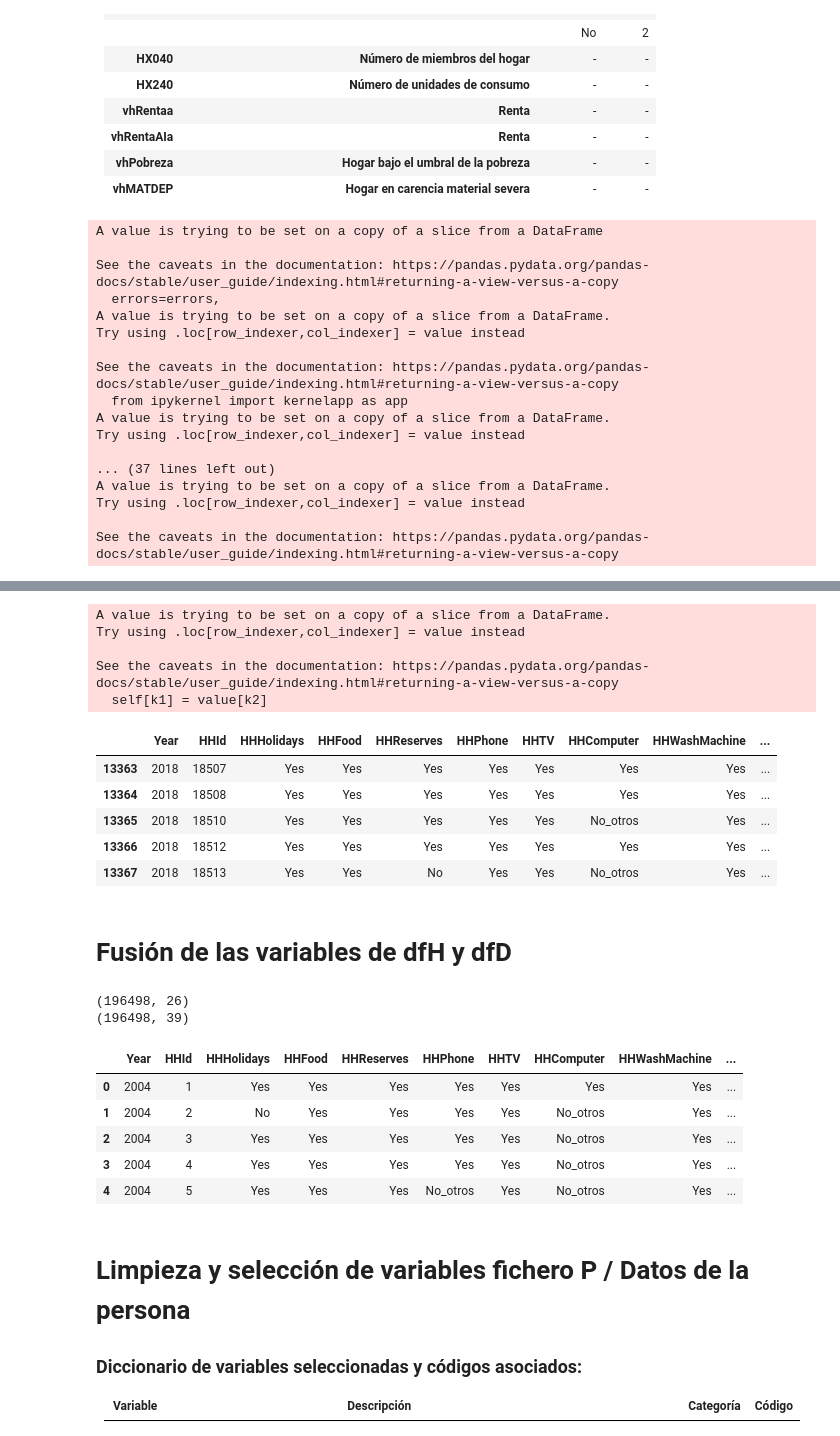
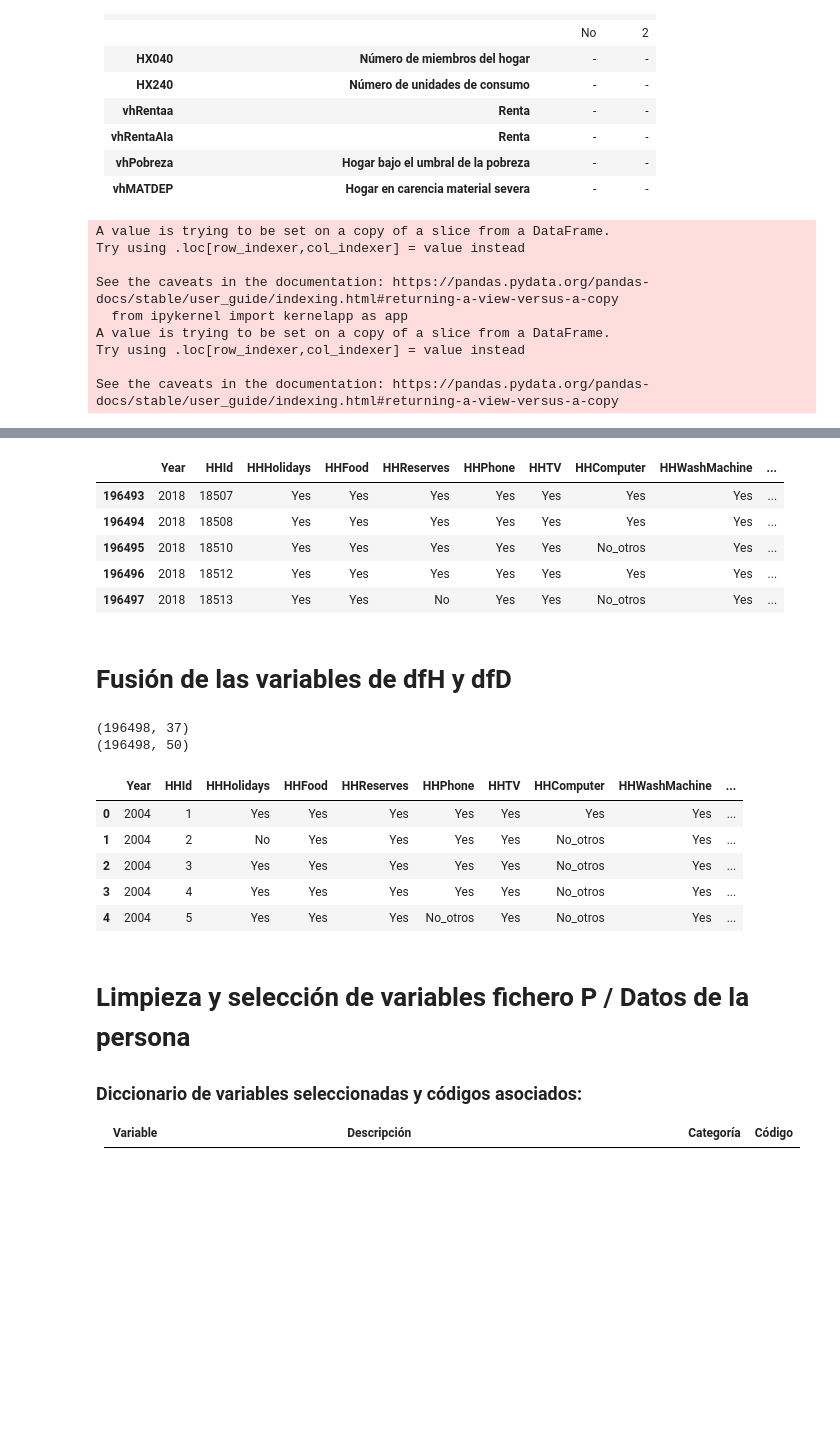
Before and after one commit to mariaferrol1988/TFM_MasterDataSciences, a Jupyter notebook: Notebooks/data_preparation.ipynb, the cells around one changed output, grey strips where cells are left out. Saved outputs shown, nothing was run; the diff lists cells and outputs as text; code cells hidden in the pictures; blank space fills up the shorter version.

Commit message:
Renta normalizada por año

```diff
--- a/Notebooks/data_preparation.ipynb
+++ b/Notebooks/data_preparation.ipynb
@@ -242,14 +242,38 @@ def to_numeric(x):
 # Aplicación de la función to_numeric a renta y dificultad para llegar a fin de mes
 df_H1['vhRentaa'] = df_H1['vhRentaa'].apply(to_numeric)
 
-df_H1['vhRentaa_zscore1'] = (df_H1['vhRentaa'] - df_H1['vhRentaa'].mean()) / df_H1['vhRentaa'].std()
+renta = (df_H1.groupby('Year')['vhRentaa'].agg(['mean','std']).reset_index()).rename(columns = {'mean':'Media_renta',
+                                                                                                   'std':'Std_renta'})
+df_H1 = df_H1.merge(renta)
+df_H1['vhRentaa_zscore'] = (df_H1['vhRentaa'] - df_H1['Media_renta']) / df_H1['Std_renta']
 
+# Renta person
 df_H1['vhRentaa_xperson'] = df_H1['vhRentaa'] / df_H1['HHConsUnits']
 
-df_H1['vhRentaa_xperson_zscore1'] = (df_H1['vhRentaa_xperson'] - df_H1['vhRentaa_xperson'].mean()) \
-                                    / df_H1['vhRentaa_xperson'].std()
+renta_unidadescons = (df_H1.groupby('Year')['vhRentaa_xperson'].agg(['mean','std']).reset_index()).rename(columns = {'mean':'Media_renta_ucons',
+                                                                                                   'std':'Std_renta_ucons'})
+df_H1 = df_H1.merge(renta_unidadescons)
+
+df_H1['vhRentaa_uncons_zscore'] = (df_H1['vhRentaa_xperson'] - df_H1['Media_renta_ucons']) / df_H1['Std_renta_ucons']
+
+# Renta2 person
 
 df_H1['vhRentaAIa'] = df_H1['vhRentaAIa'].apply(to_numeric)
+
+renta2 = (df_H1.groupby('Year')['vhRentaAIa'].agg(['mean','std']).reset_index()).rename(columns = {'mean':'Media_renta2',
+                                                                                                   'std':'Std_renta2'})
+df_H1 = df_H1.merge(renta2)
+df_H1['vhRentaa2_zscore'] = (df_H1['vhRentaAIa'] - df_H1['Media_renta2']) / df_H1['Std_renta2']
+
+# Renta person2
+
+df_H1['vhRentaa_xperson2'] = df_H1['vhRentaAIa'] / df_H1['HHConsUnits']
+
+renta_unidadescons2 = (df_H1.groupby('Year')['vhRentaa_xperson2'].agg(['mean','std']).reset_index()).rename(columns = {'mean':'Media_renta_ucons2',
+                                                                                                   'std':'Std_renta_ucons2'})
+df_H1 = df_H1.merge(renta_unidadescons2)
+
+df_H1['vhRentaa_uncons2_zscore'] = (df_H1['vhRentaa_xperson2'] - df_H1['Media_renta_ucons2']) / df_H1['Std_renta_ucons2']
 
 
 df_H1['AREMonth'] = df_H1['AREMonth'].apply(to_numeric)
@@ -312,10 +336,6 @@ df_H1[list_depriv] = df_H1[list_depriv].applymap(lambda s: HHDepriv(s))
 
 df_H1.tail()
 # %% [output]
-A value is trying to be set on a copy of a slice from a DataFrame
-
-See the caveats in the documentation: https://pandas.pydata.org/pandas-docs/stable/user_guide/indexing.html#returning-a-view-versus-a-copy
-  errors=errors,
 A value is trying to be set on a copy of a slice from a DataFrame.
 Try using .loc[row_indexer,col_indexer] = value instead
 
@@ -324,8 +344,4 @@ See the caveats in the documentation: https://pandas.pydata.org/pandas-docs/stab
 A value is trying to be set on a copy of a slice from a DataFrame.
 Try using .loc[row_indexer,col_indexer] = value instead
 
-... (37 lines left out)
-A value is trying to be set on a copy of a slice from a DataFrame.
-Try using .loc[row_indexer,col_indexer] = value instead
-
 See the caveats in the documentation: https://pandas.pydata.org/pandas-docs/stable/user_guide/indexing.html#returning-a-view-versus-a-copy
@@ -334,14 +350,9 @@ Wall time: 2.29 s
-A value is trying to be set on a copy of a slice from a DataFrame.
-Try using .loc[row_indexer,col_indexer] = value instead
-
-See the caveats in the documentation: https://pandas.pydata.org/pandas-docs/stable/user_guide/indexing.html#returning-a-view-versus-a-copy
-  self[k1] = value[k2]
 |  | Year | HHId | HHHolidays | HHFood | HHReserves | HHPhone | HHTV | HHComputer | HHWashMachine | ... |
-| 13363 | 2018 | 18507 | Yes | Yes | Yes | Yes | Yes | Yes | Yes | ... |
-| 13364 | 2018 | 18508 | Yes | Yes | Yes | Yes | Yes | Yes | Yes | ... |
-| 13365 | 2018 | 18510 | Yes | Yes | Yes | Yes | Yes | No_otros | Yes | ... |
-| 13366 | 2018 | 18512 | Yes | Yes | Yes | Yes | Yes | Yes | Yes | ... |
-| 13367 | 2018 | 18513 | Yes | Yes | No | Yes | Yes | No_otros | Yes | ... |
+| 196493 | 2018 | 18507 | Yes | Yes | Yes | Yes | Yes | Yes | Yes | ... |
+| 196494 | 2018 | 18508 | Yes | Yes | Yes | Yes | Yes | Yes | Yes | ... |
+| 196495 | 2018 | 18510 | Yes | Yes | Yes | Yes | Yes | No_otros | Yes | ... |
+| 196496 | 2018 | 18512 | Yes | Yes | Yes | Yes | Yes | Yes | Yes | ... |
+| 196497 | 2018 | 18513 | Yes | Yes | No | Yes | Yes | No_otros | Yes | ... |
 # %% [markdown]
 # Fusión de las variables de dfH y dfD
 # %%
@@ -351,14 +362,14 @@ dfecon2 = dfecon[dfecon['Comunidad Autónoma'] == 'España'][['Comunidad Autóno
                                                                              'PIB(%)_change_': 'PIB(%)_change_Nacional'})
 # %%
 dfHH_0 = df_H1.merge(df_D1, left_on = ['Year_HHid','Year','HHId'], right_on = ['Year_HHid','Year','HHId'], how = 'outer')
-dfHH_1 = dfHH0.merge(dfecon, right_on = ['Comunidad Autónoma','year'], left_on = ['Region', 'Year'])
-print(dfHH0.shape)
+dfHH_1 = dfHH_0.merge(dfecon, right_on = ['Comunidad Autónoma','year'], left_on = ['Region', 'Year'])
+print(dfHH_0.shape)
 dfHH = dfHH_1.merge(dfecon2, right_on = ['year'], left_on = ['Year'])
 print(dfHH.shape)
 dfHH.head()
 # %% [output]
-(196498, 26)
-(196498, 39)
+(196498, 37)
+(196498, 50)
 |  | Year | HHId | HHHolidays | HHFood | HHReserves | HHPhone | HHTV | HHComputer | HHWashMachine | ... |
 | 0 | 2004 | 1 | Yes | Yes | Yes | Yes | Yes | Yes | Yes | ... |
 | 1 | 2004 | 2 | No | Yes | Yes | Yes | Yes | No_otros | Yes | ... |
```
Also changed, not shown: parts of 9 cells of this notebook, 1 other file.
